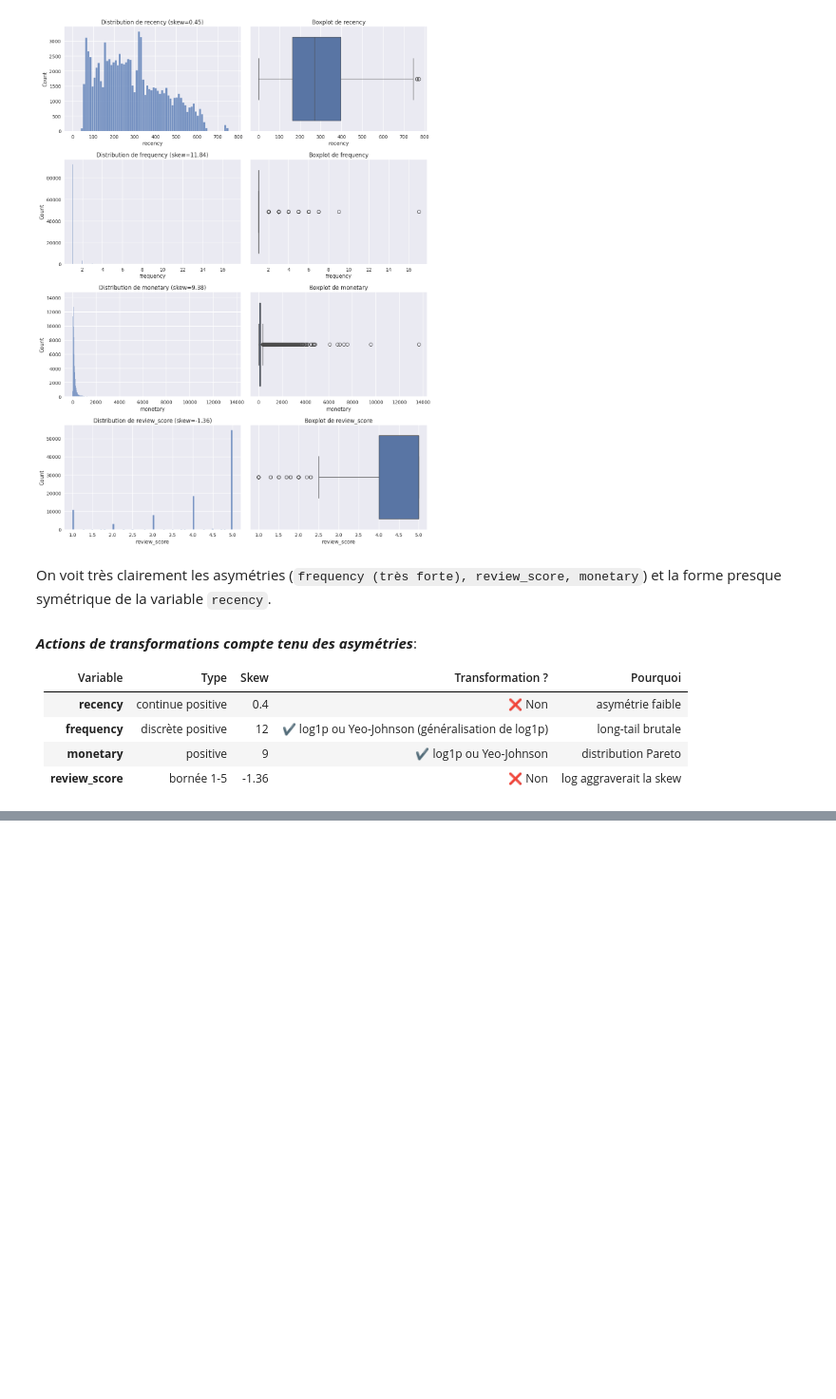
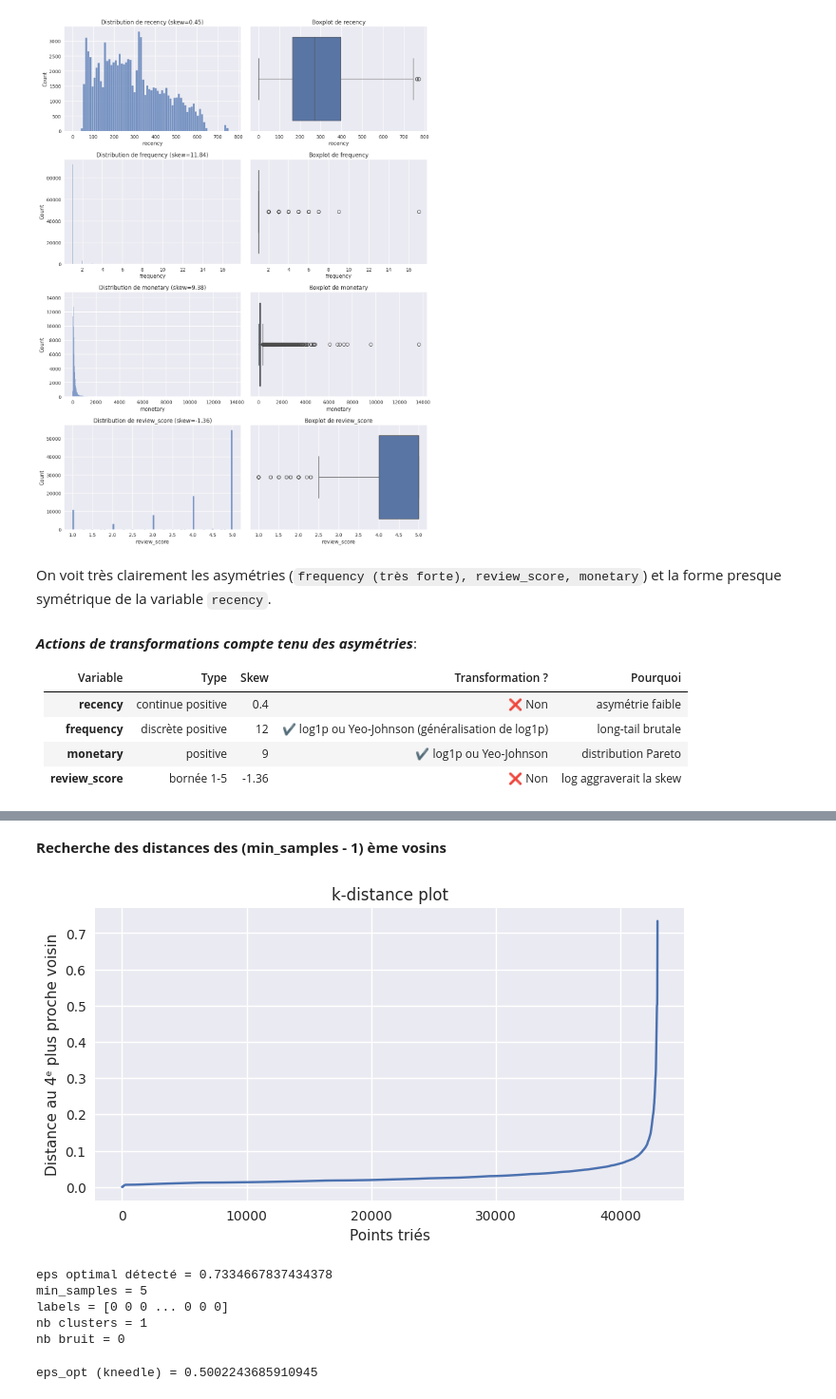
Before and after one commit to donat-konan33/olist-ecommerce-client-clustering, a Jupyter notebook: notebooks/02_clustering.ipynb, the cells around one changed output, grey strips where cells are left out. Shown at 95% size. Drawn from its saved outputs; the diff is of its cells as text; code cells hidden in the pictures; blank space fills up the shorter version.

```diff
--- a/notebooks/02_clustering.ipynb
+++ b/notebooks/02_clustering.ipynb
@@ -236,0 +569,64 @@ preprocessor = ColumnTransformer(                         # liste les différent
+# %% [markdown]
+**Recherche des distances des (min_samples - 1) ème vosins**
+# %%
+# min_samples : formule empirique (dimension des individus + 1)
+min_samples = train.iloc[:, 1:].shape[1] + 1
+
+# Recherche de la distance optimal
+# k = min_samples -> on regarde le (k = min_samples - 1)-ième plus proche voisin # donc au moins 4 voisins autour d'un point (équivalent à la dimension des données d'entrée)
+neighbors = NearestNeighbors(n_neighbors=min_samples)
+knn_pipeline = std_pipeline(neighbors, "knn")
+knn_pipeline.fit(train)
+
+train_scaled = knn_pipeline.named_steps["preprocessing"].transform(train)
+distances, indices = knn_pipeline.named_steps['knn'].kneighbors(train_scaled)
+
+# On récupère la distance au (min_samples-1)-ème voisin sur la colonne 4 qui est ici la dernière.
+k_distances = np.sort(distances[:, -1])
+
+# --- 4) Plot du k-distance pour détecter eps ---
+plt.figure(figsize=(8,4))
+plt.plot(k_distances)
+plt.title("k-distance plot")
+plt.xlabel("Points triés")
+plt.ylabel(f"Distance au {min_samples-1}ᵉ plus proche voisin")
+plt.grid(True)
+plt.show()
+
+# Détection automatique du coude (knee heuristic simple)
+# On utilise la dérivée : le coude est là où la pente augmente fortement
+grad = np.gradient(k_distances)
+eps_opt = k_distances[np.argmax(grad)]
+
+print("eps optimal détecté =", eps_opt)
+print("min_samples =", min_samples)
+
+# DBSCAN final
+db = DBSCAN(eps=eps_opt, min_samples=min_samples)
+labels = db.fit_predict(train_scaled)
+
+print("labels =", labels)
+print("nb clusters =", len(set(labels)) - (1 if -1 in labels else 0))
+print("nb bruit =", np.sum(labels == -1))
+# %% [output]
+[figure, added]
+eps optimal détecté = 0.7334667837434378
+min_samples = 5
+labels = [0 0 0 ... 0 0 0]
+nb clusters = 1
+nb bruit = 0
+# %%
+from kneed import KneeLocator
+
+kneedle = KneeLocator(
+    x=np.arange(len(k_distances)),
+    y=k_distances,
+    S=1.0,
+    curve="convex",
+    direction="increasing"
+)
+
+eps_opt = k_distances[kneedle.knee]
+print("eps_opt (kneedle) =", eps_opt)
+# %% [output]
+eps_opt (kneedle) = 0.5002243685910945
```
Also changed, not shown: parts of 43 cells of this notebook, 2 other files.
